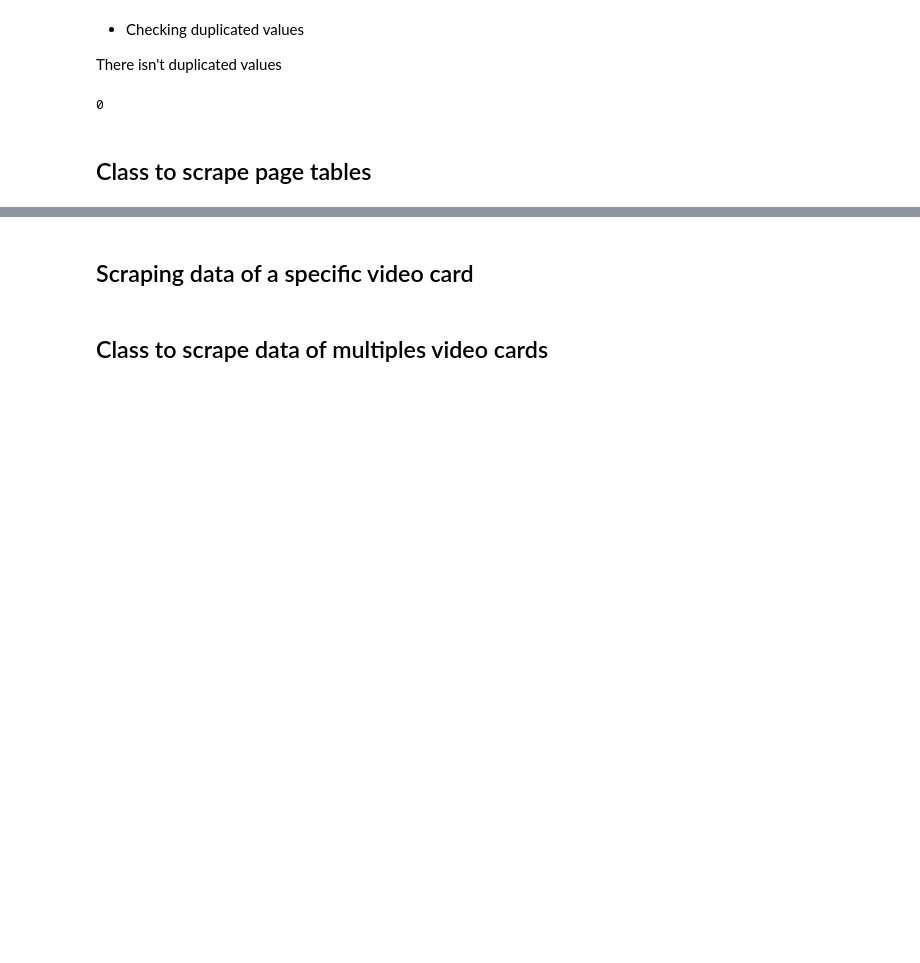
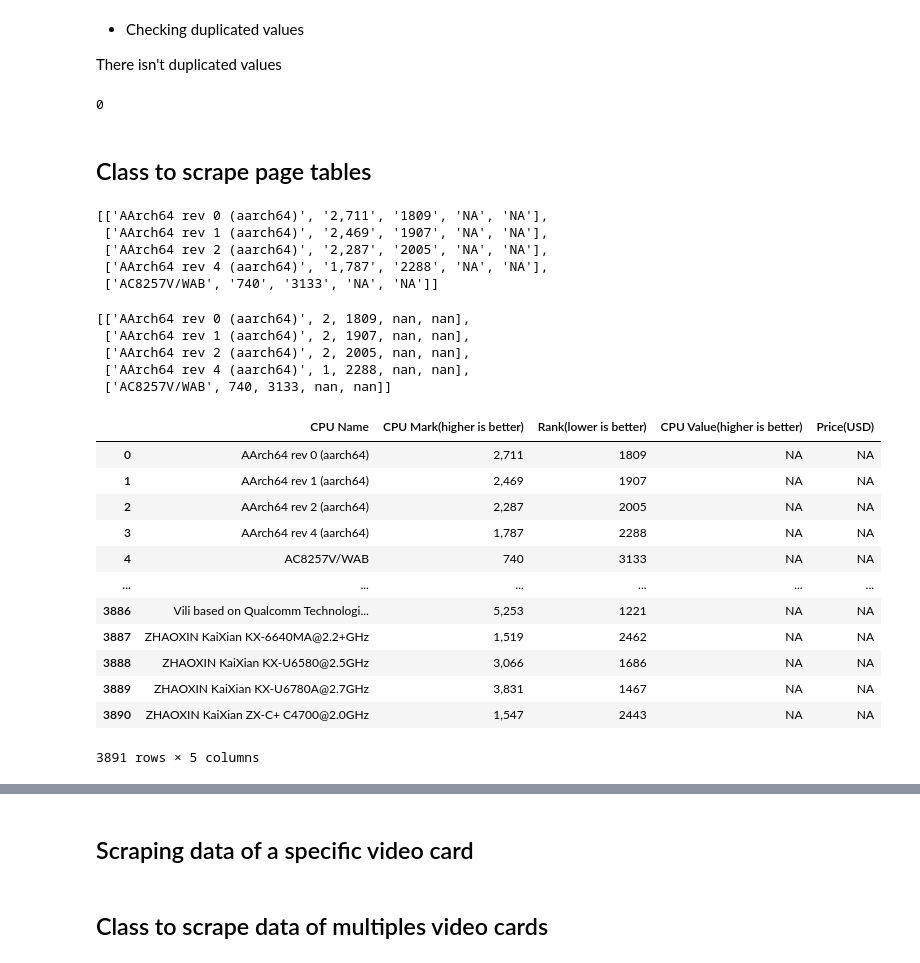
Before and after one commit to MatheusSC017/PassMarkWebScraping, a Jupyter notebook: PassMarkWebScrapping.ipynb, the cells around one changed output, grey strips where cells are left out. Drawn from its saved outputs; the diff is of its cells as text; code cells hidden in the pictures; blank space fills up the shorter version.

```diff
--- a/PassMarkWebScrapping.ipynb
+++ b/PassMarkWebScrapping.ipynb
@@ -226,6 +215,7 @@ sum(video_cards_df.duplicated('Videocard Name'))
 class PassMarkPCComponentsAndAndroid:
     def __init__(self, url):
         self._url = url
+        self._title_page = None
         self._feature_names = None
         self._raw_data = None
         self._cleaned_data = None
@@ -240,6 +230,7 @@ class PassMarkPCComponentsAndAndroid:
         head = table.find('thead')
         body = table.find('tbody').find_all('tr')
 
+        self._title_page = html.find(class_='main-title').find('h2').text
         self._feature_names = self._get_table_head(head)
         self._raw_data = self._get_table_content(body)
 
@@ -296,13 +287,57 @@ class PassMarkPCComponentsAndAndroid:
             self._cleaned_data = deepcopy(self._raw_data)
             return self._clean(self._cleaned_data)
 
-    def get_raw_dataframe():
-        pass
+    def get_raw_dataframe(self):
+        return pd.DataFrame(self.get_raw_data(),
+                            columns=self.get_feature_names())
 
-    def get_cleaned_dataframe():
-        pass
+    def get_cleaned_dataframe(self):
+        return pd.DataFrame(self.get_cleaned_data(),
+                            columns=self.get_feature_names())
 
-    def save(self):
-        pass
+    def save(self, file_name='PassMark'):
+        wb = Workbook()
+        file_dest = file_name + '.xlsx'
+
+        ws = wb.active
+        ws.title = self._title_page
+
+        ws.append(self.get_feature_names())
+        for data in self.get_cleaned_data():
+            ws.append(data)
+
+        wb.save(filename=file_dest)
 # %%
 passmark = PassMarkPCComponentsAndAndroid('https://www.cpubenchmark.net/cpu_list.php')
+# %%
+passmark.get_raw_data()[:5]
+# %% [output]
+[['AArch64 rev 0 (aarch64)', '2,711', '1809', 'NA', 'NA'],
+ ['AArch64 rev 1 (aarch64)', '2,469', '1907', 'NA', 'NA'],
+ ['AArch64 rev 2 (aarch64)', '2,287', '2005', 'NA', 'NA'],
+ ['AArch64 rev 4 (aarch64)', '1,787', '2288', 'NA', 'NA'],
+ ['AC8257V/WAB', '740', '3133', 'NA', 'NA']]
+# %%
+passmark.get_cleaned_data()[:5]
+# %% [output]
+[['AArch64 rev 0 (aarch64)', 2, 1809, nan, nan],
+ ['AArch64 rev 1 (aarch64)', 2, 1907, nan, nan],
+ ['AArch64 rev 2 (aarch64)', 2, 2005, nan, nan],
+ ['AArch64 rev 4 (aarch64)', 1, 2288, nan, nan],
+ ['AC8257V/WAB', 740, 3133, nan, nan]]
+# %%
+passmark.get_raw_dataframe()
+# %% [output]
+|  | CPU Name | CPU Mark(higher is better) | Rank(lower is better) | CPU Value(higher is better) | Price(USD) |
+| 0 | AArch64 rev 0 (aarch64) | 2,711 | 1809 | NA | NA |
+| 1 | AArch64 rev 1 (aarch64) | 2,469 | 1907 | NA | NA |
+| 2 | AArch64 rev 2 (aarch64) | 2,287 | 2005 | NA | NA |
+| 3 | AArch64 rev 4 (aarch64) | 1,787 | 2288 | NA | NA |
+| 4 | AC8257V/WAB | 740 | 3133 | NA | NA |
+| ... | ... | ... | ... | ... | ... |
+| 3886 | Vili based on Qualcomm Technologi... | 5,253 | 1221 | NA | NA |
+| 3887 | ZHAOXIN KaiXian KX-6640MA@2.2+GHz | 1,519 | 2462 | NA | NA |
+| 3888 | ZHAOXIN KaiXian KX-U6580@2.5GHz | 3,066 | 1686 | NA | NA |
+| 3889 | ZHAOXIN KaiXian KX-U6780A@2.7GHz | 3,831 | 1467 | NA | NA |
+| 3890 | ZHAOXIN KaiXian ZX-C+ C4700@2.0GHz | 1,547 | 2443 | NA | NA |
+3891 rows × 5 columns
```
Also changed, not shown: parts of 4 cells of this notebook.
